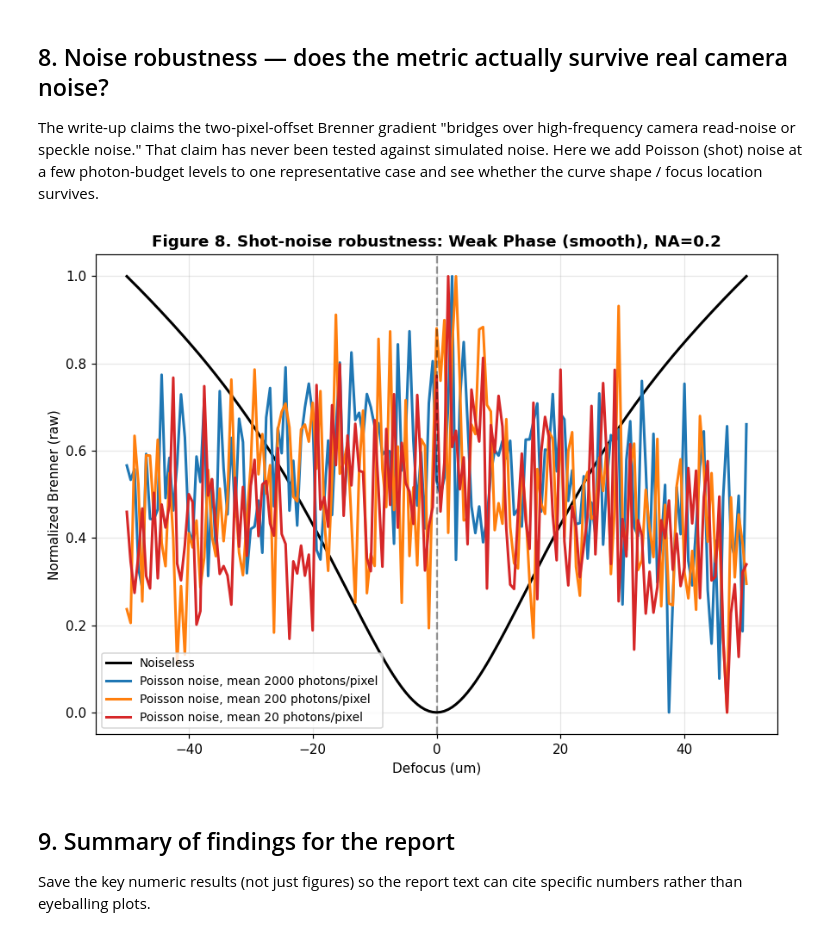
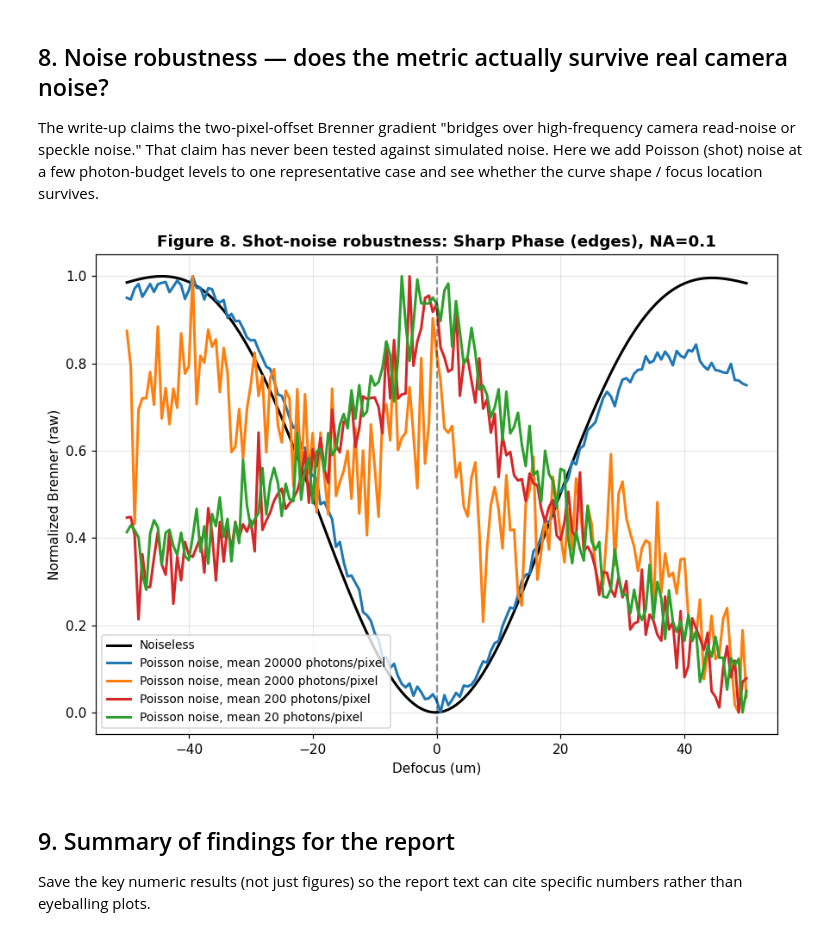
Before and after one commit to Gaurang8440/Fourier_Ptychography_Microscopy, a Jupyter notebook: Brenner framework/Reports/Primary work/FPM_Brenner_Consolidated_Analysis_2.ipynb, the cells around one changed output. Saved outputs shown, nothing was run; the diff lists cells and outputs as text; code cells hidden in the pictures.

```diff
--- a/Brenner framework/Reports/Primary work/FPM_Brenner_Consolidated_Analysis_2.ipynb
+++ b/Brenner framework/Reports/Primary work/FPM_Brenner_Consolidated_Analysis_2.ipynb
@@ -434,35 +434,35 @@ the curve shape / focus location survives.
 # %%
 def add_shot_noise(intensity_frame, mean_photon_count):
     scaled = intensity_frame / (intensity_frame.max() + 1e-12) * mean_photon_count
     noisy = np.random.poisson(np.clip(scaled, 0, None)).astype(float)
     return noisy
 
-noise_object = "Weak Phase (smooth)"
-noise_NA = 0.20
+noise_object = "Sharp Phase (edges)"
+noise_NA = 0.1
 stack_noise = propagate_stack(objects_hr[noise_object], noise_NA, Z_ARRAY_UM)
 
-photon_budgets = [None, 2000, 200, 20]  # None = noiseless
+photon_budgets = [None, 20000, 2000, 200, 20]  # None = noiseless
 fig, ax = plt.subplots(figsize=(8, 6))
-noise_colors = ['black', 'tab:blue', 'tab:orange', 'tab:red']
+noise_colors = ['black', 'tab:blue', 'tab:orange', 'tab:red','tab:green']
 for budget, c in zip(photon_budgets, noise_colors):
     if budget is None:
         curve = sweep_metric(stack_noise, brenner_raw)
         label = "Noiseless"
     else:
         noisy_stack = np.array([add_shot_noise(f, budget) for f in stack_noise])
         curve = sweep_metric(noisy_stack, brenner_raw)
         label = f"Poisson noise, mean {budget} photons/pixel"
     ax.plot(Z_ARRAY_UM, curve, color=c, lw=2, label=label)
 
 ax.axvline(0, color='k', ls='--', alpha=0.4)
 ax.set_xlabel("Defocus (um)"); ax.set_ylabel("Normalized Brenner (raw)")
 ax.set_title(f"Figure 8. Shot-noise robustness: {noise_object}, NA={noise_NA}", fontsize=12, fontweight='bold')
 ax.legend(fontsize=9); ax.grid(alpha=0.3)
 plt.tight_layout()
 plt.savefig("figs/fig8_noise_robustness.png", dpi=150, bbox_inches='tight')
 plt.show()
 # %% [output]
-[figure, old version]
+[figure, new version]
 # %% [markdown]
 ## 9. Summary of findings for the report
 
```
Also changed, not shown: parts of 5 cells of this notebook, 11 other files.
